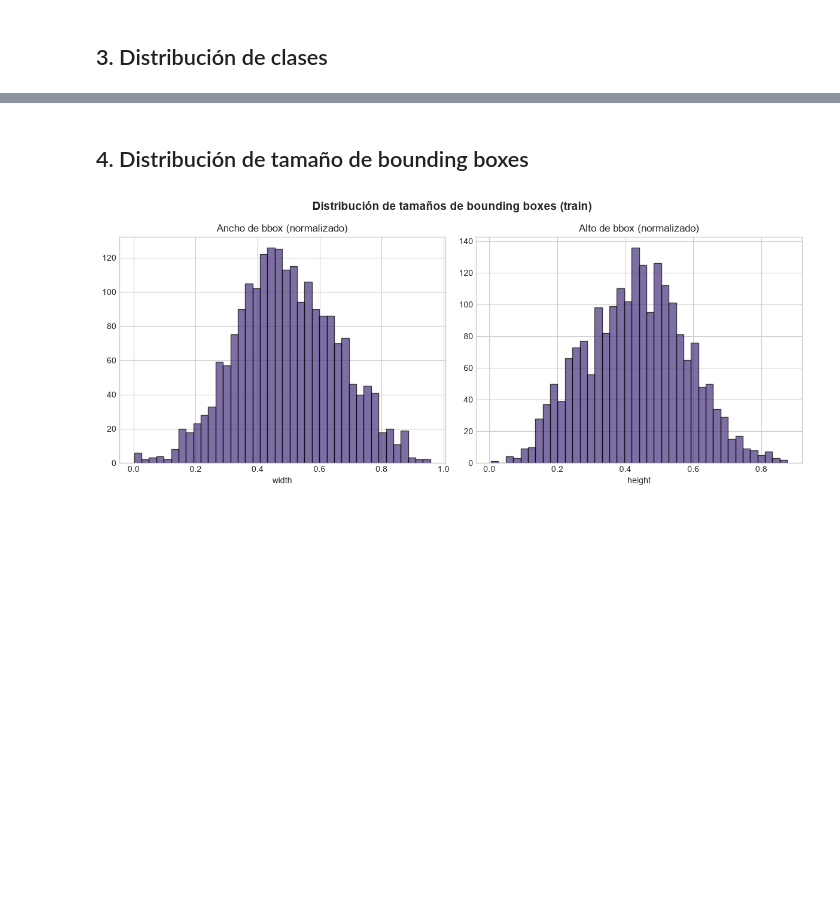
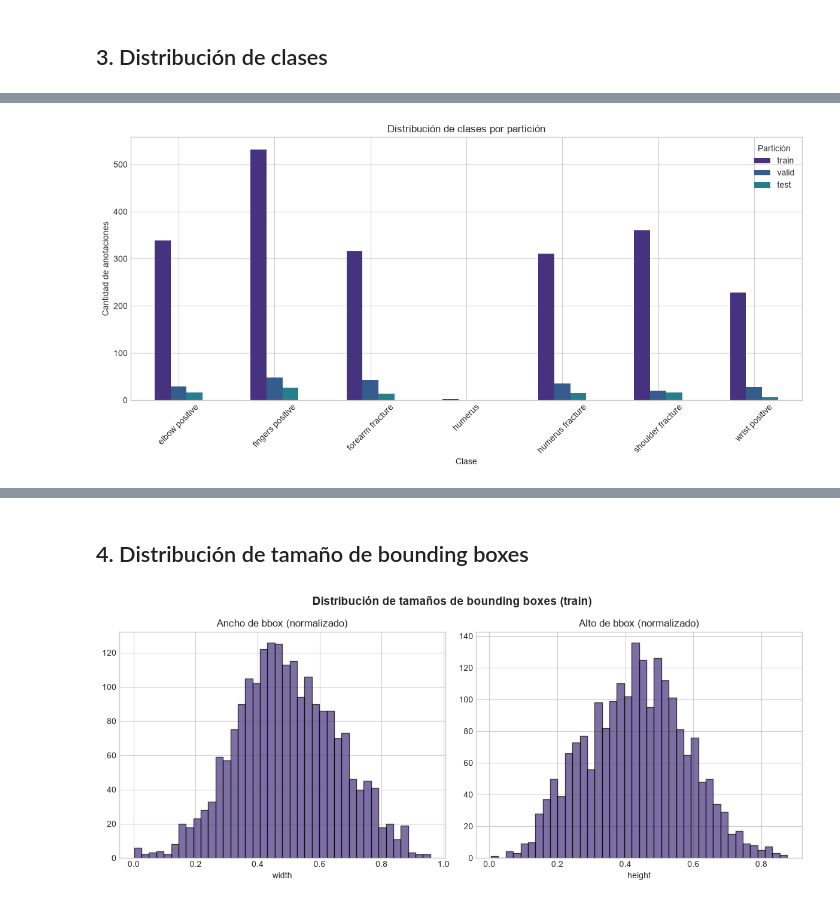
Before and after one commit to leandroabritez/VPCII_TP_CEIA, a Jupyter notebook: notebooks/01_EDA.ipynb, the cells around one changed output, grey strips where cells are left out. Saved outputs shown, nothing was run; the diff lists cells and outputs as text; code cells hidden in the pictures; blank space fills up the shorter version.

```diff
--- a/notebooks/01_EDA.ipynb
+++ b/notebooks/01_EDA.ipynb
@@ -138,0 +136,20 @@ plt.show()
+# %%
+class_distribution = {}
+
+for split in SPLITS:
+
+    class_distribution[split] = (
+        dfs[split]["class_name"]
+        .value_counts()
+    )
+
+for split in SPLITS:
+
+    print(f"\n{'=' * 40}")
+    print(f"{split.upper()}")
+    print(f"{'=' * 40}")
+
+    print(
+        dfs[split]["class_name"]
+        .value_counts()
+    )
@@ -138,0 +174,4 @@ plt.show()
+# %%
+class_counts_df = pd.DataFrame(class_distribution).fillna(0)
+
+class_counts_df
@@ -138,0 +206,16 @@ plt.show()
+# %%
+class_counts_df.plot(
+    kind="bar",
+    figsize=(12, 6)
+)
+
+plt.title("Distribución de clases por partición")
+plt.xlabel("Clase")
+plt.ylabel("Cantidad de anotaciones")
+plt.xticks(rotation=45)
+plt.legend(title="Partición")
+
+plt.tight_layout()
+plt.show()
+# %% [output]
+[figure, added]
```
Also changed, not shown: parts of 10 cells of this notebook.
